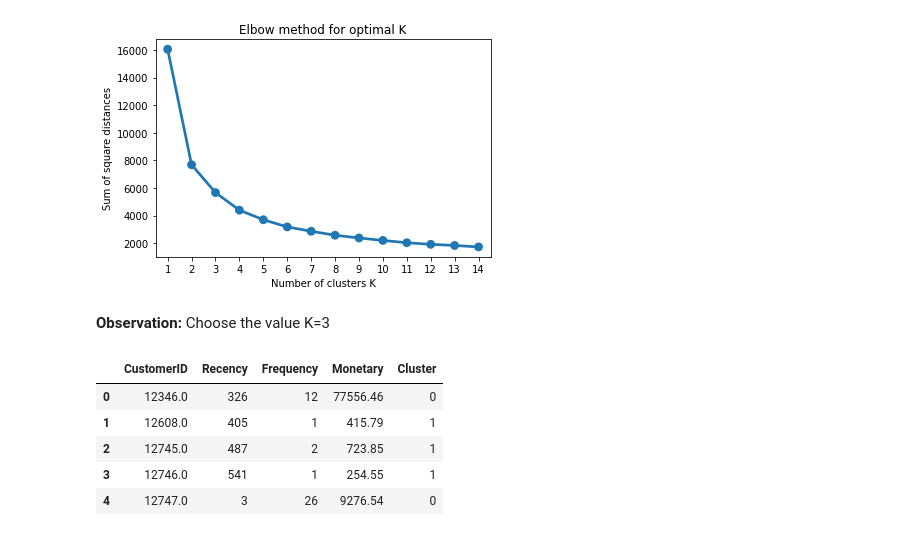
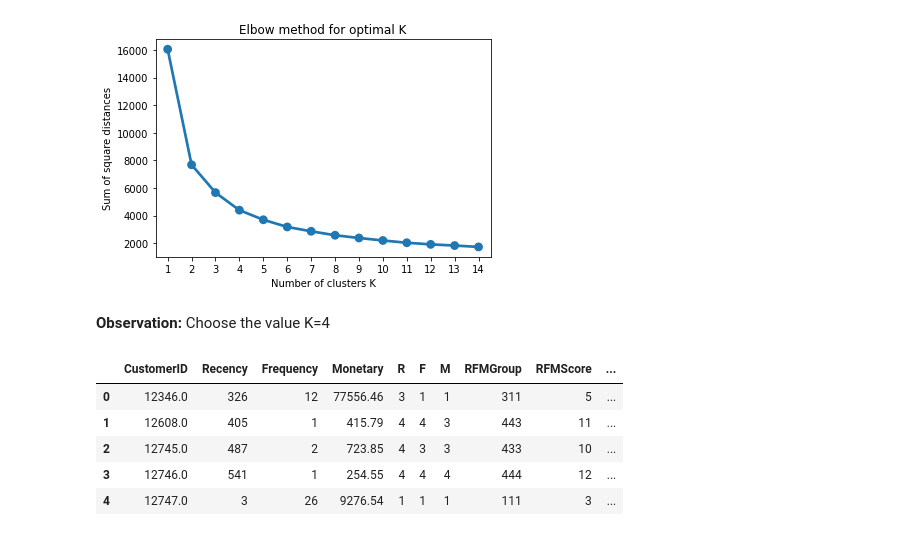
Before and after one commit to ParisRohan/AES-128-bit-Key-size-, a Jupyter notebook: rp-customer-segmentation.ipynb, the cells around one changed output. Saved outputs shown, nothing was run; the diff lists cells and outputs as text; code cells hidden in the pictures.

```diff
--- a/rp-customer-segmentation.ipynb
+++ b/rp-customer-segmentation.ipynb
@@ -361,0 +373,27 @@ rfm.describe()
+# %%
+#Functions to create R, F and M segments
+def RScoring(x,p,d):
+    if x <= d[p][0.25]:
+        return 1
+    elif x <= d[p][0.50]:
+        return 2
+    elif x <= d[p][0.75]:
+        return 3
+    else:
+        return 4
+
+def FnMScoring(x,p,d):
+    if x <= d[p][0.25]:
+        return 4
+    elif x <= d[p][0.50]:
+        return 3
+    elif x <= d[p][0.75]:
+        return 2
+    else:
+        return 1
+# %%
+#Calculate Add R, F and M segment value columns in the existing dataset to show R, F and M segment values
+rfm['R'] = rfm['Recency'].apply(RScoring, args=('Recency',quantiles,))
+rfm['F'] = rfm['Frequency'].apply(FnMScoring, args=('Frequency',quantiles,))
+rfm['M'] = rfm['Monetary'].apply(FnMScoring, args=('Monetary',quantiles,))
+rfm.head()
@@ -361,0 +407,7 @@ rfm.describe()
+# %%
+#Calculate and Add RFMGroup value column showing combined concatenated score of RFM
+rfm['RFMGroup'] = rfm.R.map(str) + rfm.F.map(str) + rfm.M.map(str)
+
+#Calculate and Add RFMScore value column showing total sum of RFMGroup values
+rfm['RFMScore'] = rfm[['R', 'F', 'M']].sum(axis = 1)
+rfm.head()
@@ -361,0 +421,6 @@ rfm.describe()
+# %%
+#Assign Loyalty Level to each customer
+Loyalty_Level = ['Platinum', 'Gold', 'Silver', 'Bronze']
+Score_cuts = pd.qcut(rfm.RFMScore, q = 4, labels = Loyalty_Level)
+rfm['RFM_Loyalty_Level'] = Score_cuts.values
+rfm.reset_index().head()
@@ -464,24 +544,24 @@ plt.show()
 # %% [output]
 [figure]
 # %% [markdown]
-**Observation:** Choose the value K=3
+**Observation:** Choose the value K=4
 # %%
-#Build K Means clustering model using K=3
-kmean_model = KMeans(n_clusters=3, init='k-means++', max_iter=1000)
+#Build K Means clustering model using K=4
+kmean_model = KMeans(n_clusters=4, init='k-means++', max_iter=1000, random_state=20)
 kmean_model.fit(rfm_scaled)
 
 #find the clusters for the records given in our dataset
 rfm['Cluster'] = kmean_model.labels_
 
 #check the datset
 rfm.head()
 # %% [output]
-|  | CustomerID | Recency | Frequency | Monetary | Cluster |
-| 0 | 12346.0 | 326 | 12 | 77556.46 | 0 |
-| 1 | 12608.0 | 405 | 1 | 415.79 | 1 |
-| 2 | 12745.0 | 487 | 2 | 723.85 | 1 |
-| 3 | 12746.0 | 541 | 1 | 254.55 | 1 |
-| 4 | 12747.0 | 3 | 26 | 9276.54 | 0 |
+|  | CustomerID | Recency | Frequency | Monetary | R | F | M | RFMGroup | RFMScore | ... |
+| 0 | 12346.0 | 326 | 12 | 77556.46 | 3 | 1 | 1 | 311 | 5 | ... |
+| 1 | 12608.0 | 405 | 1 | 415.79 | 4 | 4 | 3 | 443 | 11 | ... |
+| 2 | 12745.0 | 487 | 2 | 723.85 | 4 | 3 | 3 | 433 | 10 | ... |
+| 3 | 12746.0 | 541 | 1 | 254.55 | 4 | 4 | 4 | 444 | 12 | ... |
+| 4 | 12747.0 | 3 | 26 | 9276.54 | 1 | 1 | 1 | 111 | 3 | ... |
 # %%
 rfm.Cluster.value_counts()
 # %% [output]
```
Also changed, not shown: parts of 20 cells of this notebook.
